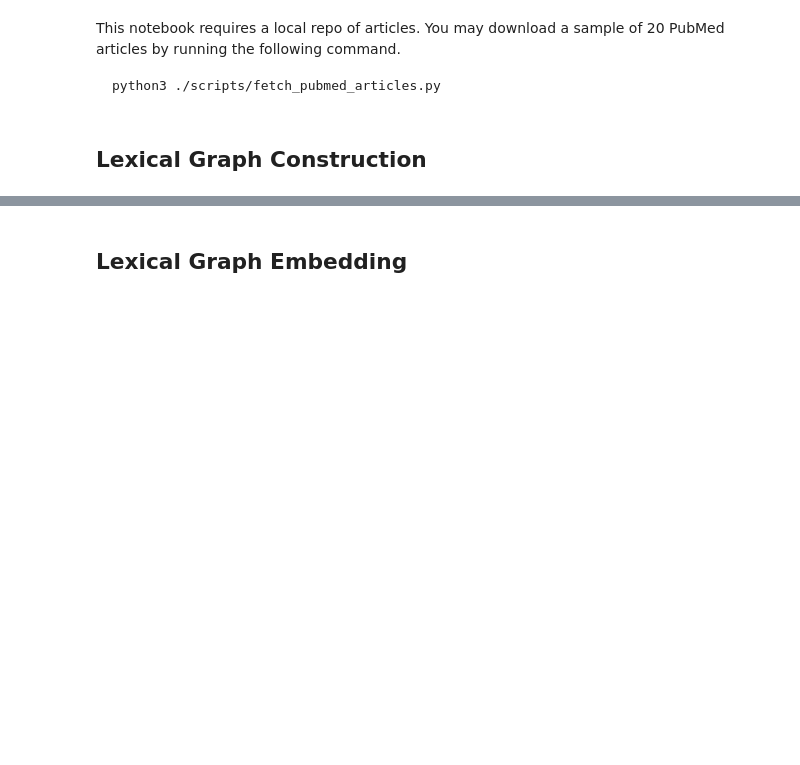
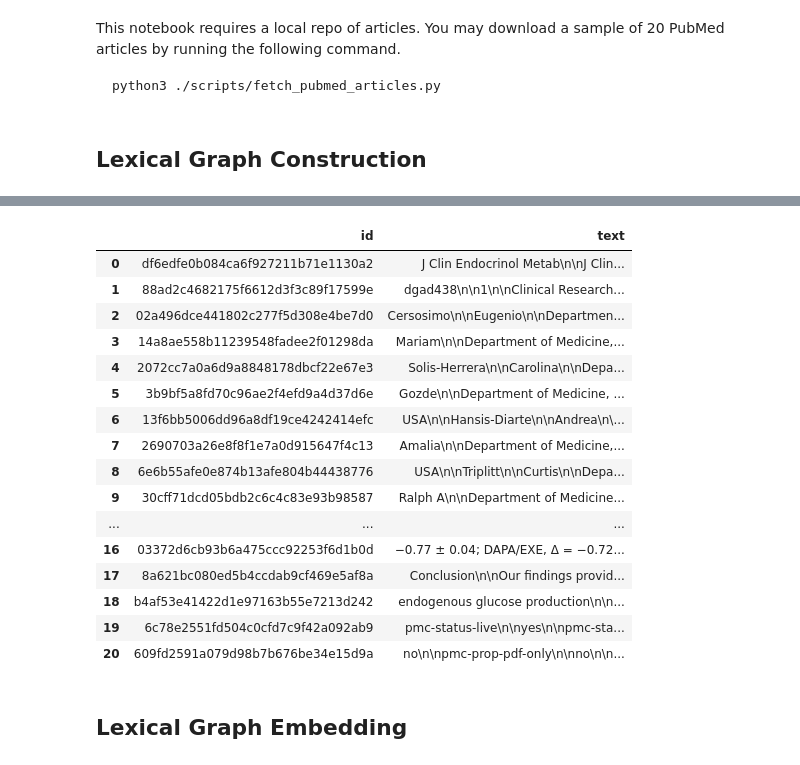
Before and after one commit to neo4j-field/pubmed-knowledge-graph-generation, a Jupyter notebook: generate_knowledge_graph.ipynb, the cells around one changed output, grey strips where cells are left out. Cells and saved outputs as stored; diff of their text form; code cells hidden in the pictures; blank space fills up the shorter version.

```diff
--- a/generate_knowledge_graph.ipynb
+++ b/generate_knowledge_graph.ipynb
@@ -109,3 +150,25 @@ def process_article(file_name: str) -> dict[str, dict[str, pd.DataFrame]]:
+# %%
+res = process_article("12187005-Emergence_of_a_New_Glucoregulatory_Mechanism_for_Glycemic_Control_With_Dapagliflozin_Exenatide_Therapy_in_Type_2_Diabetes.xml")
+# %%
+res["nodes"]["chunk"]
+# %% [output]
+|  | id | text |
+| 0 | df6edfe0b084ca6f927211b71e1130a2 | J Clin Endocrinol Metab\n\nJ Clin... |
+| 1 | 88ad2c4682175f6612d3f3c89f17599e | dgad438\n\n1\n\nClinical Research... |
+| 2 | 02a496dce441802c277f5d308e4be7d0 | Cersosimo\n\nEugenio\n\nDepartmen... |
+| 3 | 14a8ae558b11239548fadee2f01298da | Mariam\n\nDepartment of Medicine,... |
+| 4 | 2072cc7a0a6d9a8848178dbcf22e67e3 | Solis-Herrera\n\nCarolina\n\nDepa... |
+| 5 | 3b9bf5a8fd70c96ae2f4efd9a4d37d6e | Gozde\n\nDepartment of Medicine, ... |
+| 6 | 13f6bb5006dd96a8df19ce4242414efc | USA\n\nHansis-Diarte\n\nAndrea\n\... |
+| 7 | 2690703a26e8f8f1e7a0d915647f4c13 | Amalia\n\nDepartment of Medicine,... |
+| 8 | 6e6b55afe0e874b13afe804b44438776 | USA\n\nTriplitt\n\nCurtis\n\nDepa... |
+| 9 | 30cff71dcd05bdb2c6c4c83e93b98587 | Ralph A\n\nDepartment of Medicine... |
+| ... | ... | ... |
+| 16 | 03372d6cb93b6a475ccc92253f6d1b0d | −0.77 ± 0.04; DAPA/EXE, Δ = −0.72... |
+| 17 | 8a621bc080ed5b4ccdab9cf469e5af8a | Conclusion\n\nOur findings provid... |
+| 18 | b4af53e41422d1e97163b55e7213d242 | endogenous glucose production\n\n... |
+| 19 | 6c78e2551fd504c0cfd7c9f42a092ab9 | pmc-status-live\n\nyes\n\npmc-sta... |
+| 20 | 609fd2591a079d98b7b676be34e15d9a | no\n\npmc-prop-pdf-only\n\nno\n\n... |
 # %% [markdown]
 ## Lexical Graph Embedding
 # %% [markdown]
```
Also changed, not shown: parts of 28 cells of this notebook, 4 other files.
